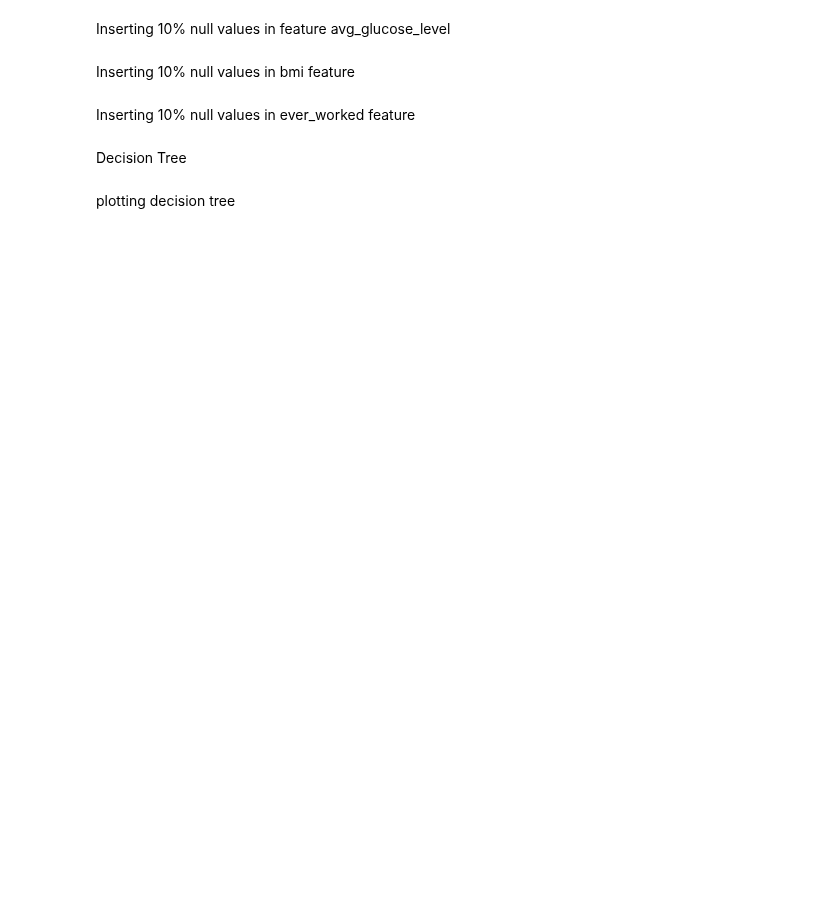
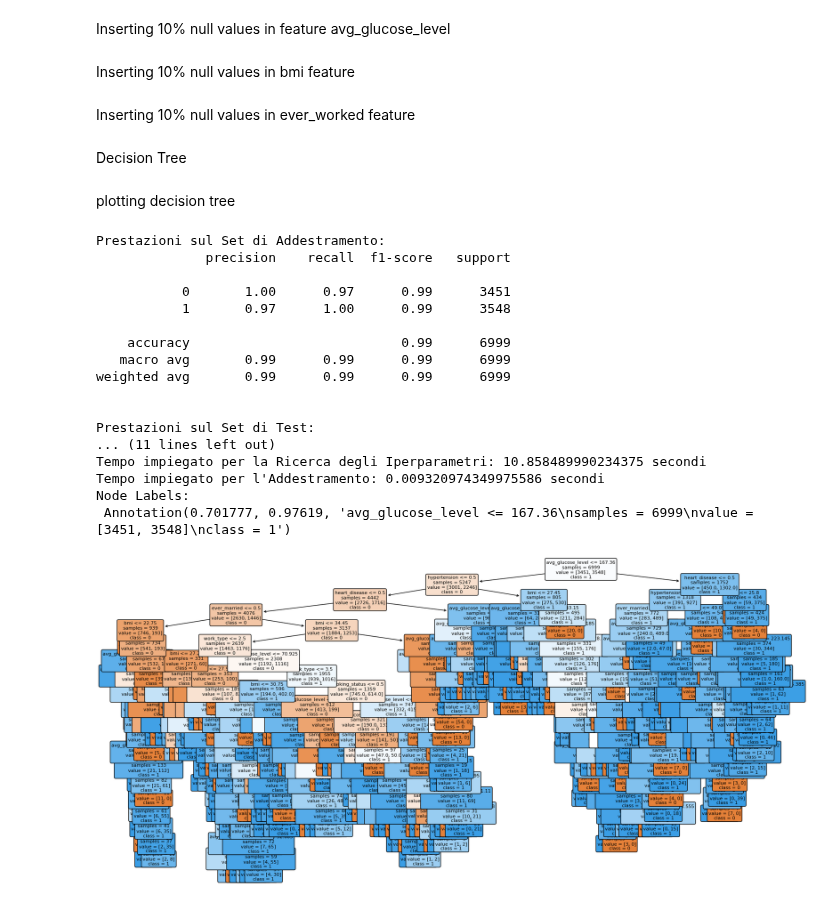
Before and after one commit to alessandroCassani/featureEngineering, a Jupyter notebook: null_dataset.ipynb, the cells around one changed output. Saved outputs shown, nothing was run; the diff lists cells and outputs as text; code cells hidden in the pictures; blank space fills up the shorter version.

Commit message:
created plot tree functions and fixed bugs

```diff
--- a/null_dataset.ipynb
+++ b/null_dataset.ipynb
@@ -148,3 +149,24 @@ text = tree_plot[0]
 print("Node Labels:\n", text)
 
 plt.show()
+# %%
+ML_algorithms.train_decision_tree_model(df)
+# %% [output]
+Prestazioni sul Set di Addestramento:
+              precision    recall  f1-score   support
+
+           0       1.00      0.97      0.99      3451
+           1       0.97      1.00      0.99      3548
+
+    accuracy                           0.99      6999
+   macro avg       0.99      0.99      0.99      6999
+weighted avg       0.99      0.99      0.99      6999
+
+
+Prestazioni sul Set di Test:
+... (11 lines left out)
+Tempo impiegato per la Ricerca degli Iperparametri: 10.858489990234375 secondi
+Tempo impiegato per l'Addestramento: 0.009320974349975586 secondi
+Node Labels:
+ Annotation(0.701777, 0.97619, 'avg_glucose_level <= 167.36\nsamples = 6999\nvalue = [3451, 3548]\nclass = 1')
+[figure, added]
```
Also changed, not shown: parts of 1 cell of this notebook, 1 other file.
